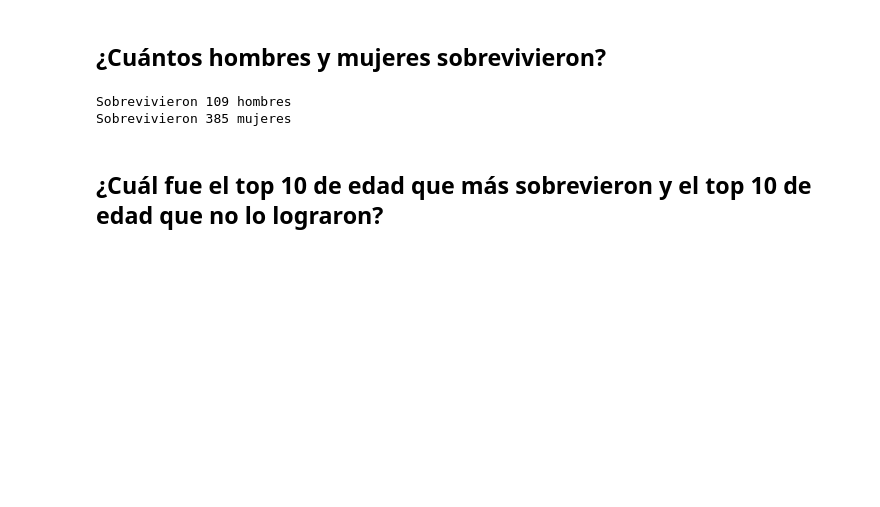
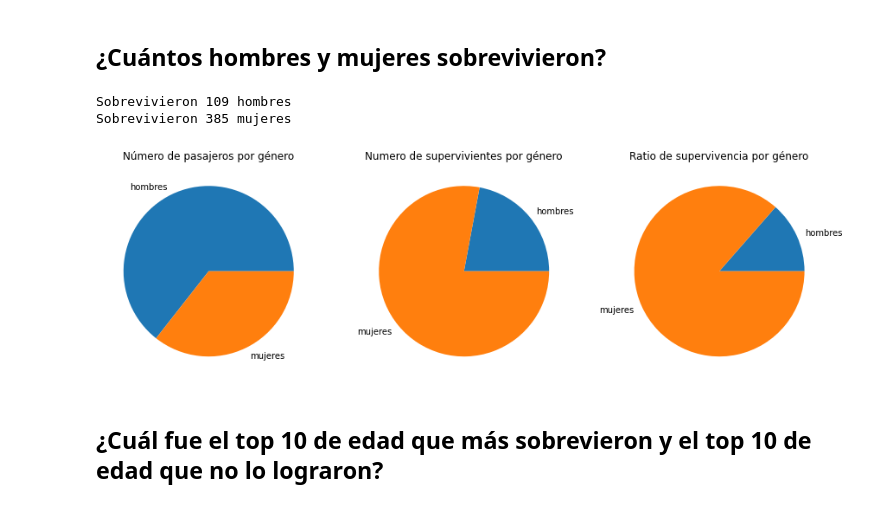
Before and after one commit to darioWorknet/2-Titanic_dataset, a Jupyter notebook: TitanicAnalytics.ipynb, the cells around one changed output. Cells and saved outputs as stored; diff of their text form; code cells hidden in the pictures; blank space fills up the shorter version.

Commit message:
Plot for survivors men/women

```diff
--- a/TitanicAnalytics.ipynb
+++ b/TitanicAnalytics.ipynb
@@ -150,6 +150,29 @@ print(f'Sobrevivieron {survivors_women} mujeres')
 # %% [output]
 Sobrevivieron 109 hombres
 Sobrevivieron 385 mujeres
+# %%
+# Calculamos el número total de hombres y de mujeres a bordo
+total_men = len(df[is_male])
+total_women = len(df[is_female])
+
+# Calculamos el ratio de supervivencia de hombres y de mujeres
+ratio_men = survivors_men/total_men
+ratio_women = survivors_women/total_women
+
+# Creamos una figura con 3 subplots
+fig, (ax1, ax2, ax3) = plt.subplots(1, 3, figsize=(15,10))
+
+# Mostramos cada gráfica en un subplot
+ax1.pie([total_men, total_women], labels = ['hombres', 'mujeres'])
+ax1.set_title("Número de pasajeros por género")
+ax2.pie([survivors_men, survivors_women], labels = ['hombres', 'mujeres'])
+ax2.set_title("Número de supervivientes por género")
+ax3.pie([ratio_men, ratio_women], labels=['hombres', 'mujeres'], normalize=True)
+ax3.set_title("Ratio de supervivencia por género")
+
+plt.show()
+# %% [output]
+[figure, added]
 # %% [markdown]
 ## ¿Cuál fue el top 10 de edad que más sobrevieron y el top 10 de edad que no lo lograron?
 # %%
```
Also changed, not shown: parts of 2 cells of this notebook.
